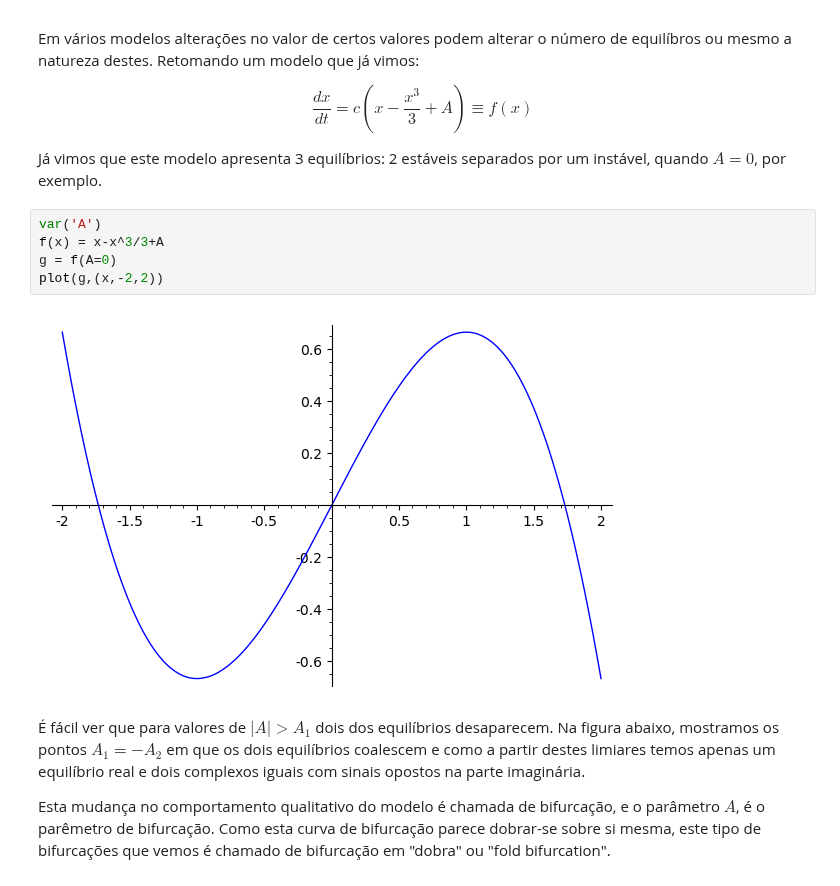
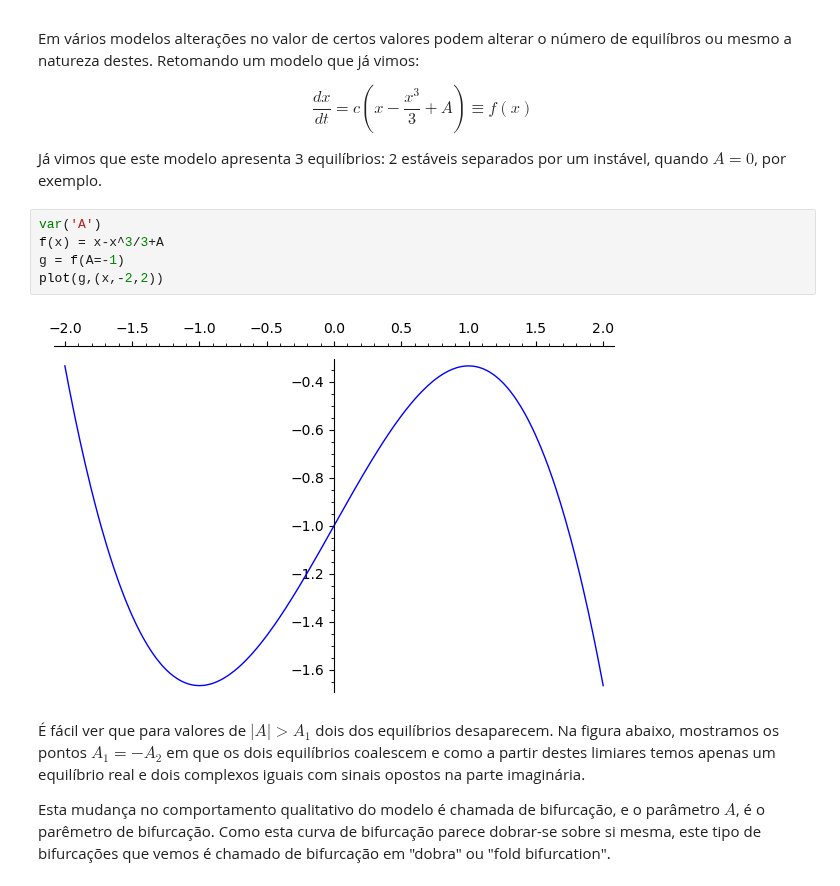
Before and after one commit to fccoelho/Modelagem-Matematica-IV, a Jupyter notebook: Planilhas Sage/Aula 3 - Análise de Estabilidade Linear.ipynb, the cells around one changed output. Cells and saved outputs as stored; diff of their text form.

```diff
--- a/Planilhas Sage/Aula 3 - Análise de Estabilidade Linear.ipynb
+++ b/Planilhas Sage/Aula 3 - Análise de Estabilidade Linear.ipynb
@@ -75,10 +102,10 @@ Já vimos que este modelo apresenta 3 equilíbrios: 2 estáveis separados por um
 # %%
 var('A')
 f(x) = x-x^3/3+A
-g = f(A=0)
+g = f(A=-1)
 plot(g,(x,-2,2))
 # %% [output]
-[figure, old version]
+[figure, new version]
 # %% [markdown]
 
 
```
Also changed, not shown: parts of 14 cells of this notebook, 2 other files.
